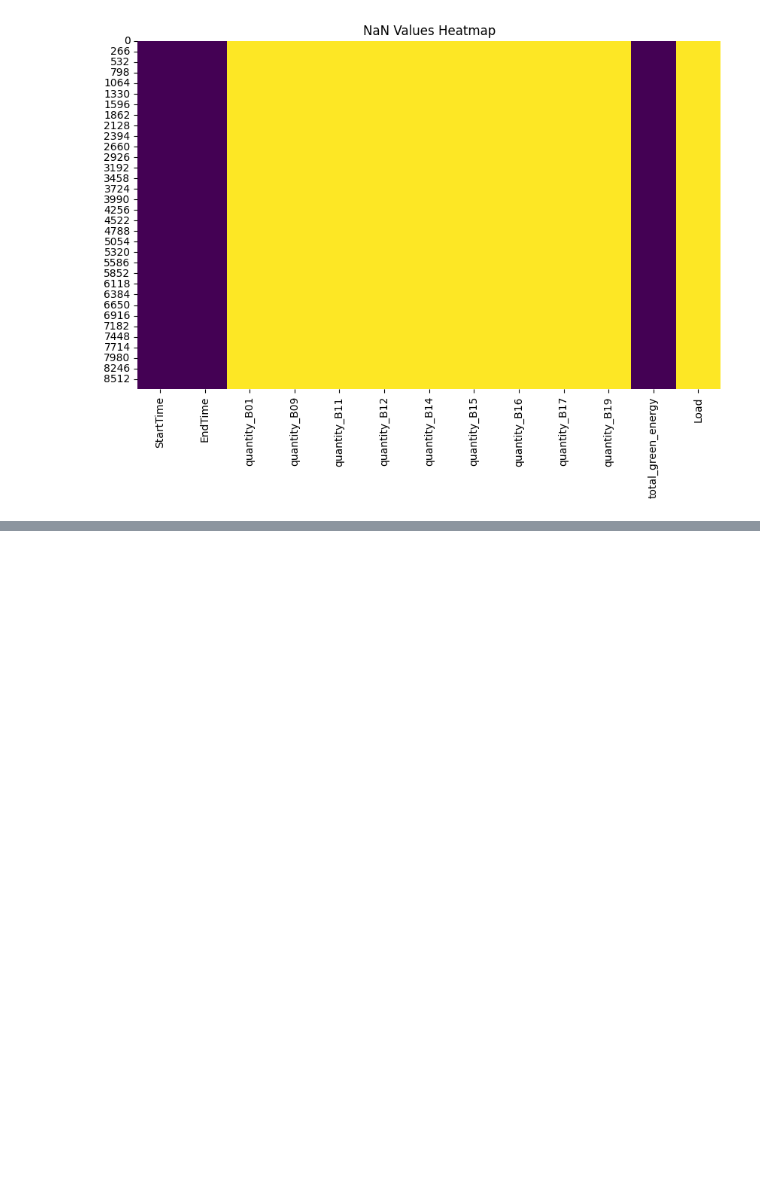
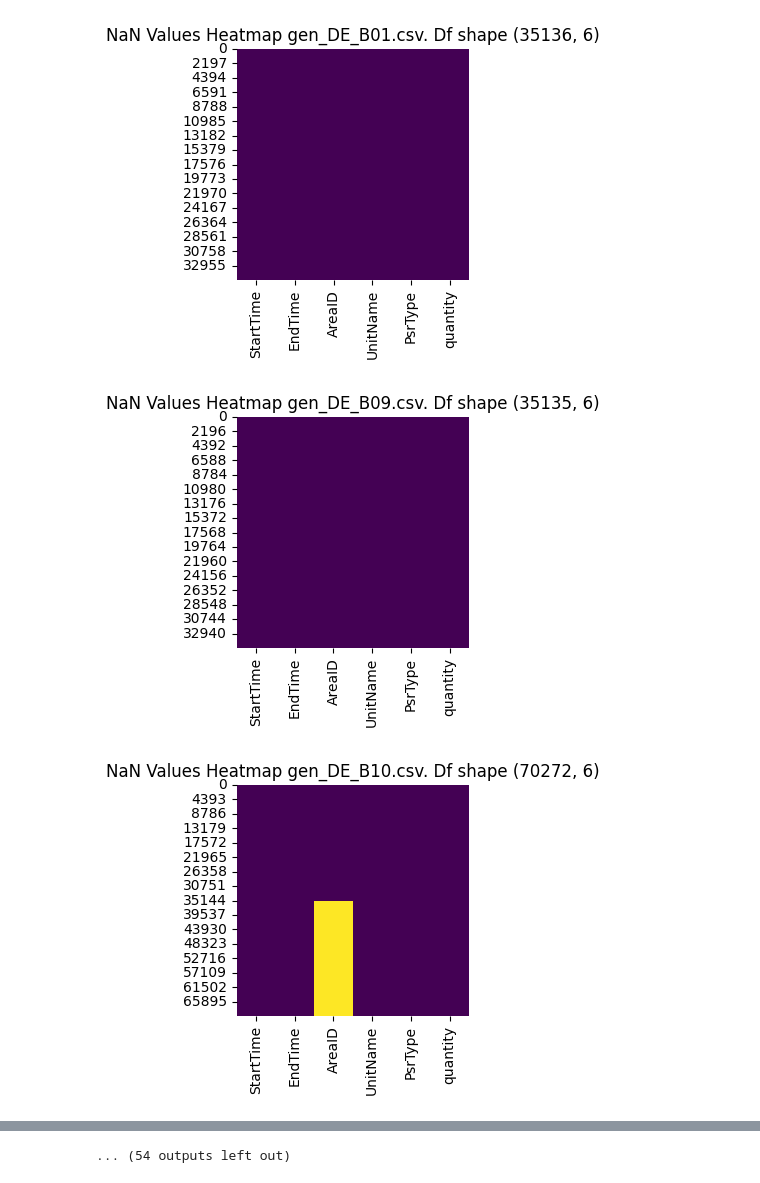
Before and after one commit to arturofredes/SchneiderHackathon_UBEcoFriends, a Jupyter notebook: pruebas.ipynb, the cells around one changed output, grey strips where cells are left out. Drawn from its saved outputs; the diff is of its cells as text; code cells hidden in the pictures; blank space fills up the shorter version.

Commit message:
raw_data exploration

```diff
--- a/pruebas.ipynb
+++ b/pruebas.ipynb
@@ -309,0 +39,23 @@ DEPRECATION: Loading egg at c:\users\afred\miniconda3\lib\site-packages\torch-2.
+# %%
+folder = r'data\raw_data'
+file_list = os.listdir(folder)
+file_list = [file for file in file_list if file!='test.csv']
+for file_name in file_list:
+    df = pd.read_csv(os.path.join(folder, file_name)) # change your df
+    print('===============================')
+    print(f'{file_name} shape: {df.shape}')
+    df['StartTime'] = pd.to_datetime(df['StartTime'].str.replace('\+00:00Z', '', regex=True)).dt.strftime('%Y-%m-%d %H:%M:%S')
+    df['EndTime'] = pd.to_datetime(df['EndTime'].str.replace('\+00:00Z', '', regex=True)).dt.strftime('%Y-%m-%d %H:%M:%S')
+    df['StartTime'] = pd.to_datetime(df['StartTime'])
+    df['EndTime'] = pd.to_datetime(df['EndTime'])
+
+    # Find max and min dates
+    min_start_time = df['StartTime'].min()
+    max_start_time = df['StartTime'].max()
+    min_end_time = df['EndTime'].min()
+    max_end_time = df['EndTime'].max()
+
+    print(f'Min StartTime: {min_start_time}')
+    print(f'Max StartTime: {max_start_time}')
+    print(f'Min EndTime: {min_end_time}')
+    print(f'Max EndTime: {max_end_time}')
@@ -310,14 +82,15 @@ DEPRECATION: Loading egg at c:\users\afred\miniconda3\lib\site-packages\torch-2.
 # %%
-import matplotlib.pyplot as plt
-import seaborn as sns
-import pandas as pd
 
-df = df_country_combined
-
-# Plot NaN values heatmap
-plt.figure(figsize=(10, 6))
-sns.heatmap(df.isnull(), cmap='viridis', cbar=False)
-plt.title('NaN Values Heatmap')
-plt.show()
+folder = r'data\raw_data'
+file_list = os.listdir(folder)
+for file_name in file_list:
+    df = pd.read_csv(os.path.join(folder, file_name)) # change your df
+    # Plot NaN values heatmap
+    plt.figure(figsize=(3, 3))
+    sns.heatmap(df.isnull(), cmap='viridis', cbar=False)
+    plt.title(f'NaN Values Heatmap {file_name}. Df shape {df.shape}')
+    plt.show()
 # %% [output]
-[figure, old version]
+[figure, new version]
+[figure, added]
+[figure, added]
@@ -323,0 +106 @@ plt.show()
+... (54 outputs left out)
```
Also changed, not shown: parts of 19 cells of this notebook.
